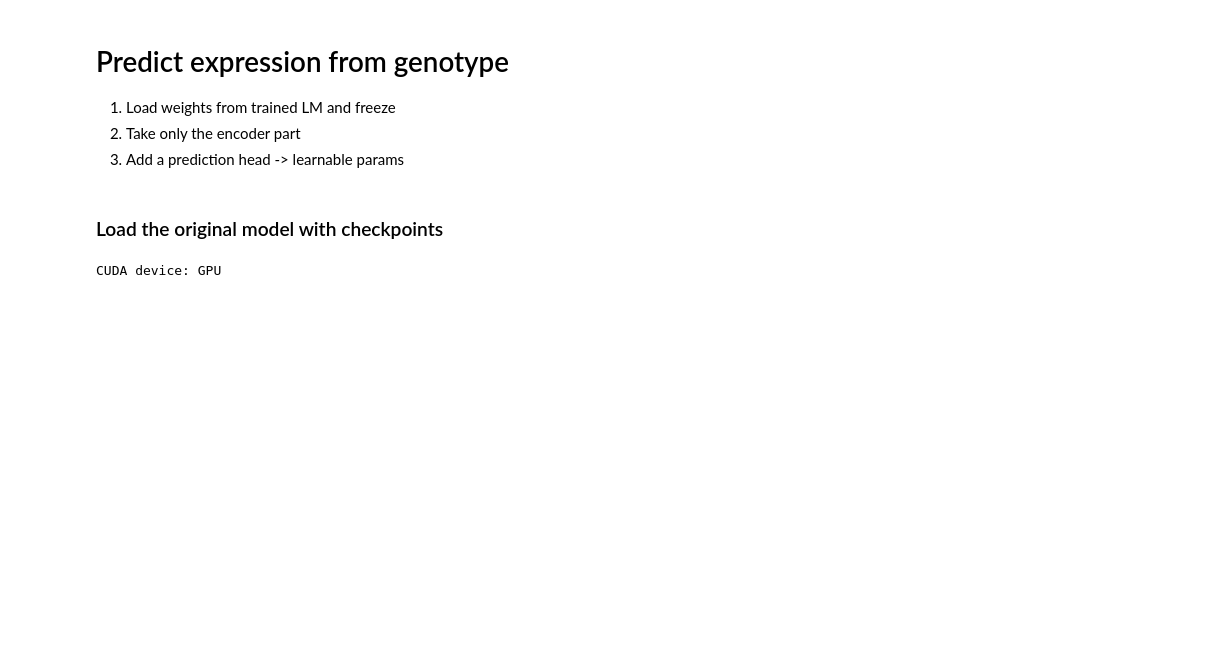
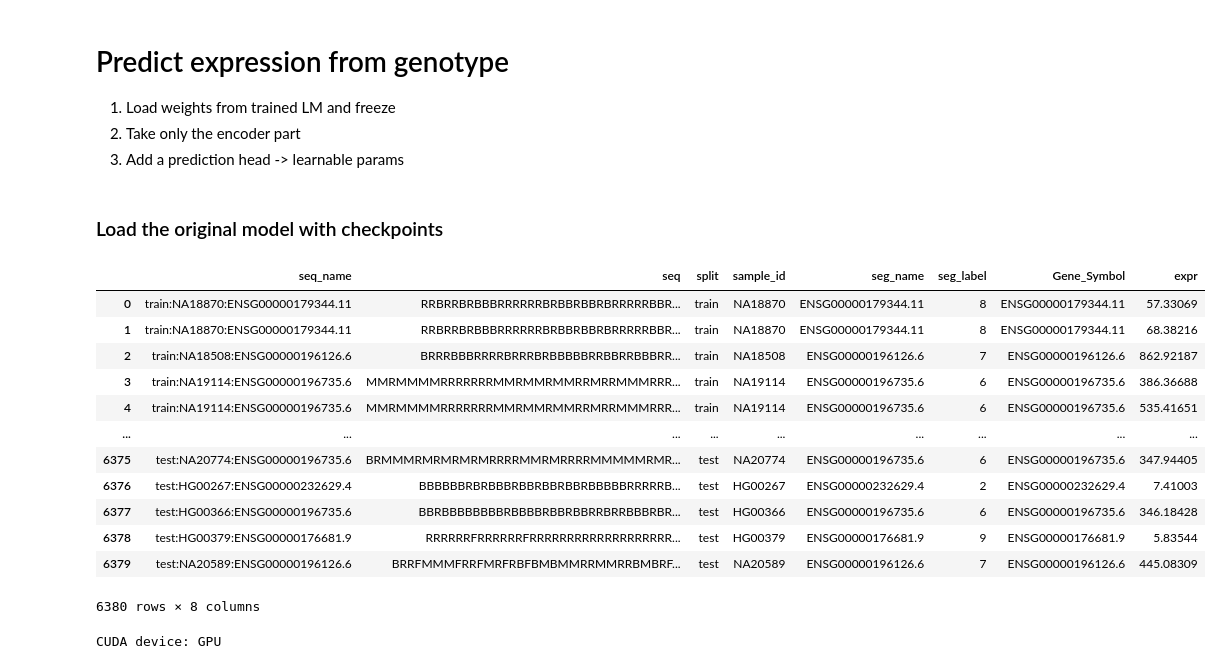
Before and after one commit to SarahOuologuem/lm-eqtl, a Jupyter notebook: model/my_notebooks/02_eqtl_lm.ipynb, the cells around one changed output. Cells and saved outputs as stored; diff of their text form; code cells hidden in the pictures; blank space fills up the shorter version.

```diff
--- a/model/my_notebooks/02_eqtl_lm.ipynb
+++ b/model/my_notebooks/02_eqtl_lm.ipynb
@@ -53,22 +54,22 @@ input_params.mask_at_test = True
 
 input_params.agnostic = False
 
-input_params.seq_len = 500
+input_params.seq_len = 20
 
-input_params.tot_epochs = 1
+input_params.tot_epochs = 5
 input_params.fold = 0
 input_params.Nfolds = 5
 
 input_params.train_splits = 1
 
-input_params.save_at = [1]
+input_params.save_at = range(1, input_params.tot_epochs)
 input_params.validate_every = 1
 
 input_params.d_model = 256
-input_params.n_layers = 8
+input_params.n_layers = 4
 input_params.dropout = 0.
 
-input_params.batch_size = 8
+input_params.batch_size = 2
 input_params.learning_rate = 1e-4
 input_params.weight_decay = 0
 
@@ -89,10 +90,11 @@ else:
     seq_df['seg_label'] = 0
 
 
-if input_params.test:
-    seq_df = seq_df[seq_df.split=='test']
-else:
-    seq_df = seq_df[seq_df.split!='test']
+# get samples with expression data
+
+
+# take the test set, it contains samples for which we have expression data
+# seq_df = seq_df[seq_df.split=='test']
 # %%
 expression_data = pd.read_csv("../../extdata/GD660.GeneQuantRPKM.txt.gz", sep="\t")\
     .rename(columns=lambda x: re.sub("\..*",'',x))\
@@ -102,3 +103,19 @@ seq_expression_df = pd.merge(seq_df, expression_data, left_on=["sample_id", "seg
+# %%
+seq_expression_df
+# %% [output]
+|  | seq_name | seq | split | sample_id | seg_name | seg_label | Gene_Symbol | expr |
+| 0 | train:NA18870:ENSG00000179344.11 | RRBRRBRBBBRRRRRRBRBBRBBRBRRRRRBBR... | train | NA18870 | ENSG00000179344.11 | 8 | ENSG00000179344.11 | 57.33069 |
+| 1 | train:NA18870:ENSG00000179344.11 | RRBRRBRBBBRRRRRRBRBBRBBRBRRRRRBBR... | train | NA18870 | ENSG00000179344.11 | 8 | ENSG00000179344.11 | 68.38216 |
+| 2 | train:NA18508:ENSG00000196126.6 | BRRRBBBRRRRBRRRBRBBBBBRRBBRRBBBRR... | train | NA18508 | ENSG00000196126.6 | 7 | ENSG00000196126.6 | 862.92187 |
+| 3 | train:NA19114:ENSG00000196735.6 | MMRMMMMRRRRRRRMMRMMRMMRRMRRMMMRRR... | train | NA19114 | ENSG00000196735.6 | 6 | ENSG00000196735.6 | 386.36688 |
+| 4 | train:NA19114:ENSG00000196735.6 | MMRMMMMRRRRRRRMMRMMRMMRRMRRMMMRRR... | train | NA19114 | ENSG00000196735.6 | 6 | ENSG00000196735.6 | 535.41651 |
+| ... | ... | ... | ... | ... | ... | ... | ... | ... |
+| 6375 | test:NA20774:ENSG00000196735.6 | BRMMMRMRMRMRMRRRRMMRMRRRRMMMMMRMR... | test | NA20774 | ENSG00000196735.6 | 6 | ENSG00000196735.6 | 347.94405 |
+| 6376 | test:HG00267:ENSG00000232629.4 | BBBBBBRBRBBBRBBRBBRBBRBBBBBRRRRRB... | test | HG00267 | ENSG00000232629.4 | 2 | ENSG00000232629.4 | 7.41003 |
+| 6377 | test:HG00366:ENSG00000196735.6 | BBRBBBBBBBBRBBBBRBBRBBRRBRRBBBRBR... | test | HG00366 | ENSG00000196735.6 | 6 | ENSG00000196735.6 | 346.18428 |
+| 6378 | test:HG00379:ENSG00000176681.9 | RRRRRRFRRRRRRFRRRRRRRRRRRRRRRRRRR... | test | HG00379 | ENSG00000176681.9 | 9 | ENSG00000176681.9 | 5.83544 |
+| 6379 | test:NA20589:ENSG00000196126.6 | BRRFMMMFRRFMRFRBFBMBMMRRMMRRBMBRF... | test | NA20589 | ENSG00000196126.6 | 7 | ENSG00000196126.6 | 445.08309 |
+6380 rows × 8 columns
 # %%
 if torch.cuda.is_available():
     device = torch.device('cuda')
```
Also changed, not shown: parts of 23 cells of this notebook, 2 other files.
